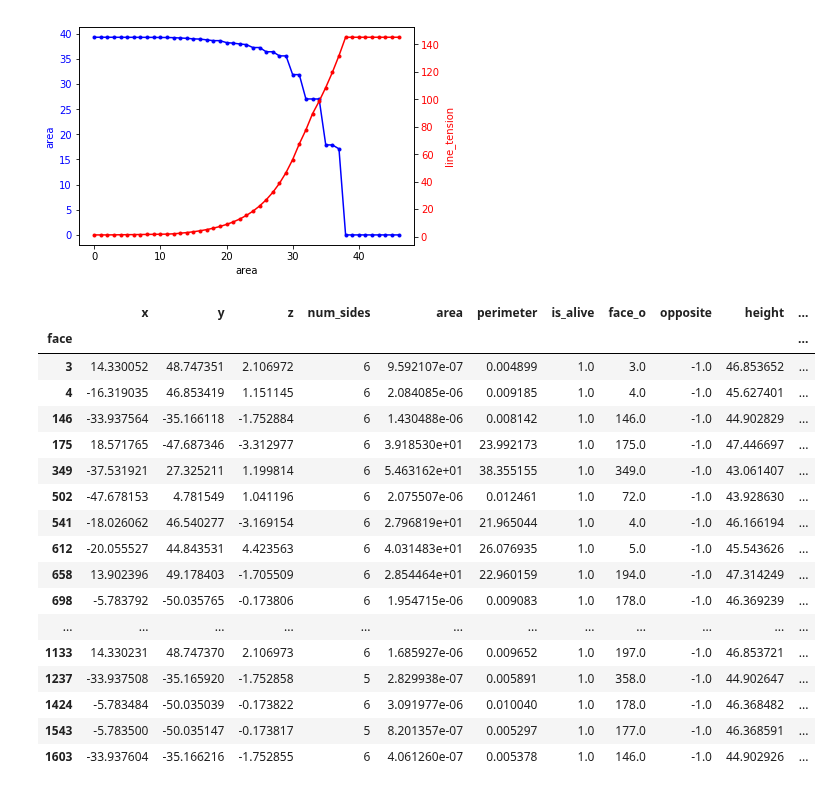
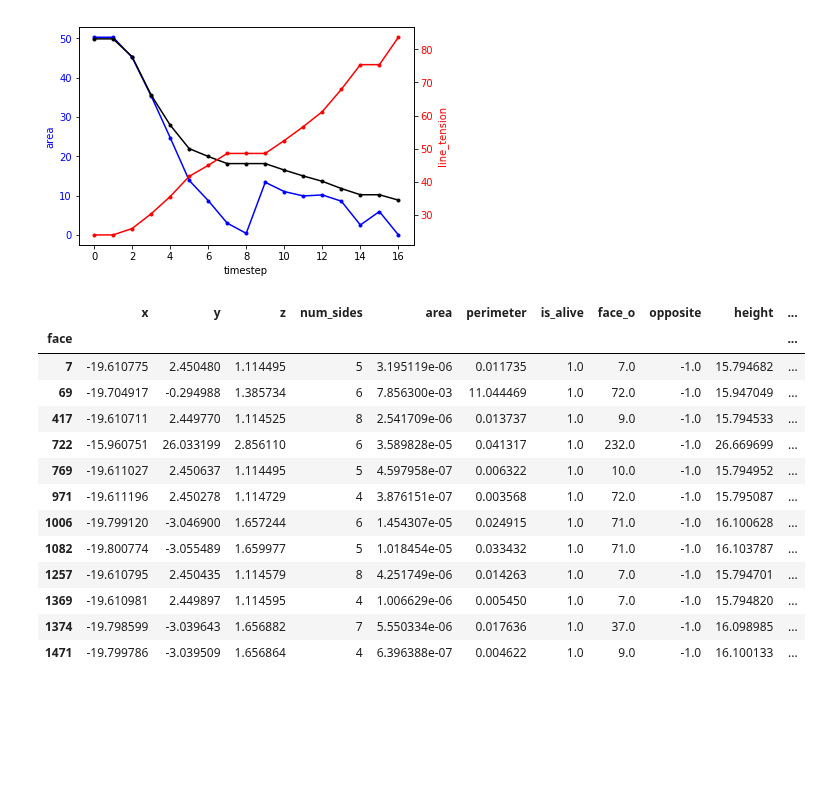
Before and after one commit to suzannelab/polarity, a Jupyter notebook: notebooks/QSSolver-Visualisation.ipynb, the cells around one changed output. Cells and saved outputs as stored; diff of their text form; code cells hidden in the pictures; blank space fills up the shorter version.

```diff
--- a/notebooks/QSSolver-Visualisation.ipynb
+++ b/notebooks/QSSolver-Visualisation.ipynb
@@ -37,8 +37,8 @@ except ImportError:
 import ipyvolume as ipv
 ipv.clear()
 # %%
-SIM_DIR = Path('/home/admin-suz/Documents/Simulations/20190827-QSSolver-Prepolarized')
-dirname = SIM_DIR/'1.08_constriction_0_radialtension0/'
+SIM_DIR = Path('/home/admin-suz/Documents/Simulations/20190829-QSSolver-Prepolarized')
+dirname = SIM_DIR/'1.08_constriction_30_radialtension0/'
 from tyssue.draw import sheet_view
 
 import ipyvolume.pylab as p3
@@ -46,7 +46,7 @@ hfs = [f  for f in os.listdir(dirname)
        if f.endswith('hf5')]
 hfs.sort(key=lambda x: os.path.getctime(os.path.join(dirname, x)))
 
-current = 'invagination_0027.hf5'
+current = 'invagination_0014.hf5'
 ipv.clear()
 ipv.style.use('dark')
 
@@ -102,6 +116,6 @@ array([0])
 # %%
-SIM_DIR = Path('/home/admin-suz/Documents/Simulations/20190827-QSSolver-Prepolarized')
-dirname = SIM_DIR/'1.08_constriction_0_radialtension0/'
+SIM_DIR = Path('/home/admin-suz/Documents/Simulations/20190829-QSSolver-Prepolarized')
+dirname = SIM_DIR/'1.08_constriction_30.0_radialtension0/'
 
 
 
@@ -119,8 +133,9 @@ def get_meshes(dirname, hdf_file):
     sheet = Sheet('ellipse', dsets)
     geom.update_all(sheet)
     sheet = sheet.extract_bounding_box( z_boundary=(-80,80))
-    #x_boundary=(-50,150),
+    #print(sheet.face_df[sheet.face_df.area<5].id)
     print(sheet.vert_df.radial_tension.unique())
+
 
     import matplotlib
     cmap = matplotlib.colors.ListedColormap(['black', 'red', ])
@@ -151,7 +166,7 @@ def browse_sheets(dirname, hfs):
     fig.meshes = fig.meshes + list(meshes)
 
     def view_sheet(i):
-        fig.animation = 0
+        fig.animation = False
         faces, edges = get_meshes(dirname, hfs[i])
         print()
         fig.meshes[0].x = faces.x
@@ -203,56 +240,56 @@ def open_sheet(dirname, t, data_names=['vert', 'edge', 'face', 'cell']):
 sheet = open_sheet(dirname,0)
 
 area = []
+prefered = []
 line_tension=[]
 for t in range(0, 200):
+
     try:
-        id_ = 146
-        sheet = open_sheet(dirname,t)
+        id_ = 732
+        sheet = open_sheet(dirname, t)
         area.append(sheet.face_df[sheet.face_df.id == id_].area.values[0])
+        prefered.append(sheet.face_df[sheet.face_df.id == id_].prefered_area.values[0])
         index = sheet.face_df[sheet.face_df.id == id_].index.values[0]
-        line_tension.append(sheet.edge_df[sheet.edge_df.face == index].line_tension.unique())
+        line_tension.append(sheet.edge_df[sheet.edge_df.face == index].line_tension.unique()[0].max())
     except Exception:
         pass
 # %%
 fig, ax1 = plt.subplots()
 t = np.arange(0.01, 10.0, 0.01)
 s1 = np.exp(t)
 ax1.plot(area, 'b.-')
-ax1.set_xlabel('area')
+ax1.plot(prefered, 'k.-')
+ax1.set_xlabel('timestep')
 # Make the y-axis label and tick labels match the line color.
 ax1.set_ylabel('area', color='b')
 for tl in ax1.get_yticklabels():
     tl.set_color('b')
 
 
 ax2 = ax1.twinx()
 s2 = np.sin(2*np.pi*t)
 ax2.plot(line_tension,  'r.-')
 ax2.set_ylabel('line_tension', color='r')
 for tl in ax2.get_yticklabels():
     tl.set_color('r')
-plt.savefig('ShareAxes.png')
+#plt.savefig('ShareAxes.png')
 plt.show()
 # %% [output]
-[figure, old version]
+[figure, new version]
 # %%
-sheet.face_df[sheet.face_df.apoptosis==2]
+sheet.face_df[sheet.face_df.apoptosis==1]
 # %% [output]
 |  | x | y | z | num_sides | area | perimeter | is_alive | face_o | opposite | height | ... |
 | face |  |  |  |  |  |  |  |  |  |  | ... |
-| 3 | 14.330052 | 48.747351 | 2.106972 | 6 | 9.592107e-07 | 0.004899 | 1.0 | 3.0 | -1.0 | 46.853652 | ... |
-| 4 | -16.319035 | 46.853419 | 1.151145 | 6 | 2.084085e-06 | 0.009185 | 1.0 | 4.0 | -1.0 | 45.627401 | ... |
-| 146 | -33.937564 | -35.166118 | -1.752884 | 6 | 1.430488e-06 | 0.008142 | 1.0 | 146.0 | -1.0 | 44.902829 | ... |
-| 175 | 18.571765 | -47.687346 | -3.312977 | 6 | 3.918530e+01 | 23.992173 | 1.0 | 175.0 | -1.0 | 47.446697 | ... |
-| 349 | -37.531921 | 27.325211 | 1.199814 | 6 | 5.463162e+01 | 38.355155 | 1.0 | 349.0 | -1.0 | 43.061407 | ... |
-| 502 | -47.678153 | 4.781549 | 1.041196 | 6 | 2.075507e-06 | 0.012461 | 1.0 | 72.0 | -1.0 | 43.928630 | ... |
-| 541 | -18.026062 | 46.540277 | -3.169154 | 6 | 2.796819e+01 | 21.965044 | 1.0 | 4.0 | -1.0 | 46.166194 | ... |
-| 612 | -20.055527 | 44.843531 | 4.423563 | 6 | 4.031483e+01 | 26.076935 | 1.0 | 5.0 | -1.0 | 45.543626 | ... |
-| 658 | 13.902396 | 49.178403 | -1.705509 | 6 | 2.854464e+01 | 22.960159 | 1.0 | 194.0 | -1.0 | 47.314249 | ... |
-| 698 | -5.783792 | -50.035765 | -0.173806 | 6 | 1.954715e-06 | 0.009083 | 1.0 | 178.0 | -1.0 | 46.369239 | ... |
-| ... | ... | ... | ... | ... | ... | ... | ... | ... | ... | ... | ... |
-| 1133 | 14.330231 | 48.747370 | 2.106973 | 6 | 1.685927e-06 | 0.009652 | 1.0 | 197.0 | -1.0 | 46.853721 | ... |
-| 1237 | -33.937508 | -35.165920 | -1.752858 | 5 | 2.829938e-07 | 0.005891 | 1.0 | 358.0 | -1.0 | 44.902647 | ... |
-| 1424 | -5.783484 | -50.035039 | -0.173822 | 6 | 3.091977e-06 | 0.010040 | 1.0 | 178.0 | -1.0 | 46.368482 | ... |
-| 1543 | -5.783500 | -50.035147 | -0.173817 | 5 | 8.201357e-07 | 0.005297 | 1.0 | 177.0 | -1.0 | 46.368591 | ... |
-| 1603 | -33.937604 | -35.166216 | -1.752855 | 6 | 4.061260e-07 | 0.005378 | 1.0 | 146.0 | -1.0 | 44.902926 | ... |
+| 7 | -19.610775 | 2.450480 | 1.114495 | 5 | 3.195119e-06 | 0.011735 | 1.0 | 7.0 | -1.0 | 15.794682 | ... |
+| 69 | -19.704917 | -0.294988 | 1.385734 | 6 | 7.856300e-03 | 11.044469 | 1.0 | 72.0 | -1.0 | 15.947049 | ... |
+| 417 | -19.610711 | 2.449770 | 1.114525 | 8 | 2.541709e-06 | 0.013737 | 1.0 | 9.0 | -1.0 | 15.794533 | ... |
+| 722 | -15.960751 | 26.033199 | 2.856110 | 6 | 3.589828e-05 | 0.041317 | 1.0 | 232.0 | -1.0 | 26.669699 | ... |
+| 769 | -19.611027 | 2.450637 | 1.114495 | 5 | 4.597958e-07 | 0.006322 | 1.0 | 10.0 | -1.0 | 15.794952 | ... |
+| 971 | -19.611196 | 2.450278 | 1.114729 | 4 | 3.876151e-07 | 0.003568 | 1.0 | 72.0 | -1.0 | 15.795087 | ... |
+| 1006 | -19.799120 | -3.046900 | 1.657244 | 6 | 1.454307e-05 | 0.024915 | 1.0 | 71.0 | -1.0 | 16.100628 | ... |
+| 1082 | -19.800774 | -3.055489 | 1.659977 | 5 | 1.018454e-05 | 0.033432 | 1.0 | 71.0 | -1.0 | 16.103787 | ... |
+| 1257 | -19.610795 | 2.450435 | 1.114579 | 8 | 4.251749e-06 | 0.014263 | 1.0 | 7.0 | -1.0 | 15.794701 | ... |
+| 1369 | -19.610981 | 2.449897 | 1.114595 | 4 | 1.006629e-06 | 0.005450 | 1.0 | 7.0 | -1.0 | 15.794820 | ... |
+| 1374 | -19.798599 | -3.039643 | 1.656882 | 7 | 5.550334e-06 | 0.017636 | 1.0 | 37.0 | -1.0 | 16.098985 | ... |
+| 1471 | -19.799786 | -3.039509 | 1.656864 | 4 | 6.396388e-07 | 0.004622 | 1.0 | 9.0 | -1.0 | 16.100133 | ... |
```
Also changed, not shown: parts of 4 cells of this notebook, 7 other files.
